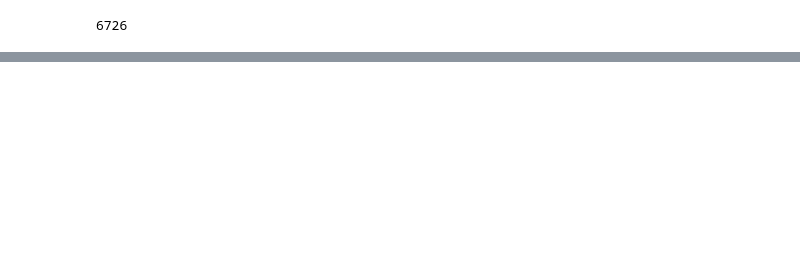
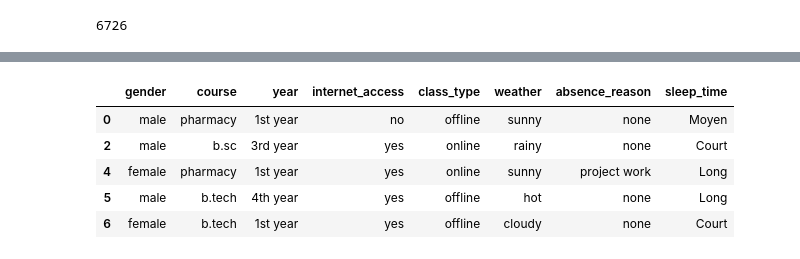
Before and after one commit to FERRAHmeriem/TP-Anad, a Jupyter notebook: modify_dataset.ipynb, the cells around one changed output, grey strips where cells are left out. Cells and saved outputs as stored; diff of their text form; code cells hidden in the pictures; blank space fills up the shorter version.

```diff
--- a/modify_dataset.ipynb
+++ b/modify_dataset.ipynb
@@ -116,2 +190,18 @@ df_filtered.shape
+# %%
+bins = [0, 7, 8.5, 10]
+labels = ['Court', 'Moyen', 'Long']
+
+data['sleep_time'] = pd.cut(data['sleep_hours'], bins=bins, labels=labels)
+
+df = data.drop(columns=['sleep_hours'])
+# %%
+df.head()
+# %% [output]
+|  | gender | course | year | internet_access | class_type | weather | absence_reason | sleep_time |
+| 0 | male | pharmacy | 1st year | no | offline | sunny | none | Moyen |
+| 2 | male | b.sc | 3rd year | yes | online | rainy | none | Court |
+| 4 | female | pharmacy | 1st year | yes | online | sunny | project work | Long |
+| 5 | male | b.tech | 4th year | yes | offline | hot | none | Long |
+| 6 | female | b.tech | 1st year | yes | offline | cloudy | none | Court |
 # %%
 #sauvegarder
```
Also changed, not shown: parts of 12 cells of this notebook, 2 other files.
